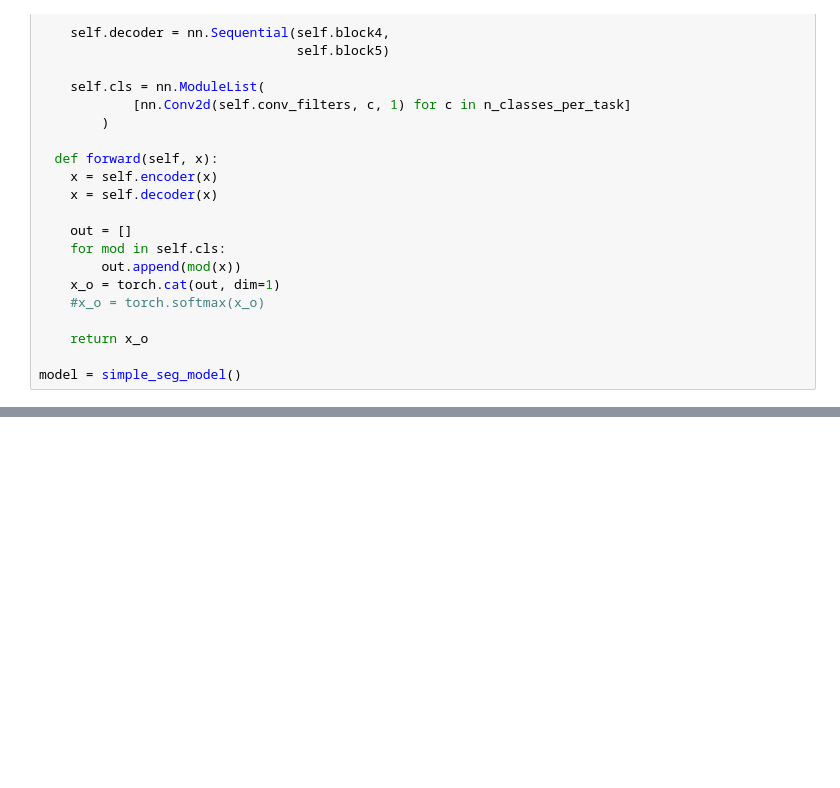
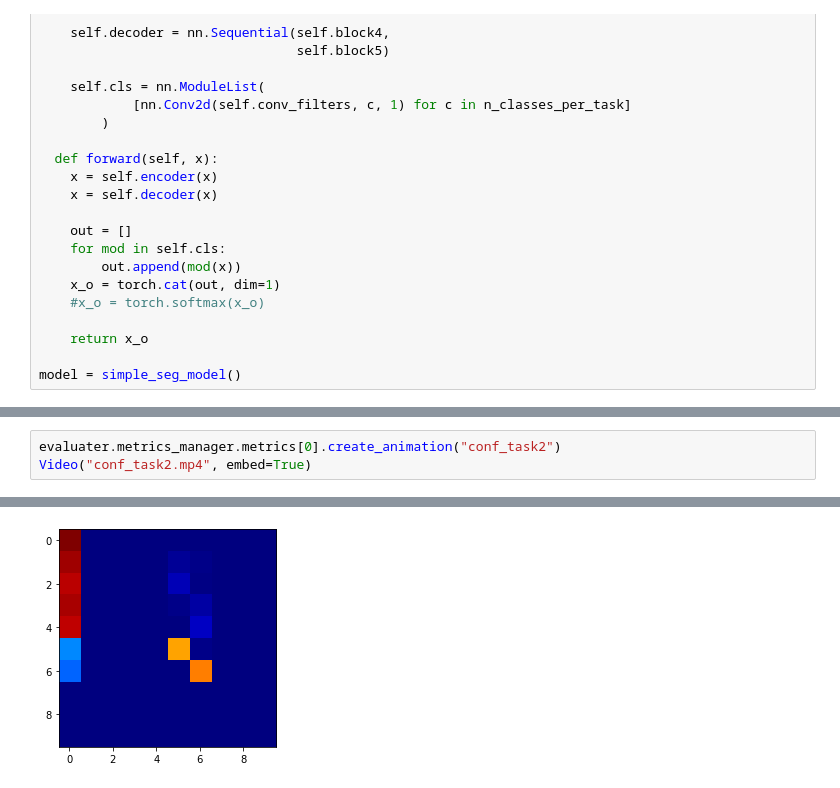
Before and after one commit to mapaf2/mnist-continual-seg, a Jupyter notebook: continual_segmentation_mnist.ipynb, the cells around one changed output, grey strips where cells are left out. Cells and saved outputs as stored; diff of their text form; blank space fills up the shorter version.

```diff
--- a/continual_segmentation_mnist.ipynb
+++ b/continual_segmentation_mnist.ipynb
@@ -345,0 +388,4 @@ plt.imshow(metrics_manager.metrics[0].confusion_matrix/np.sum(metrics_manager.me
+# %%
+evaluater.metrics_manager.metrics[0].create_animation("conf_task2")
+Video("conf_task2.mp4", embed=True)
+# %% [output]
@@ -345,0 +393 @@ plt.imshow(metrics_manager.metrics[0].confusion_matrix/np.sum(metrics_manager.me
+[figure, added]
```
Also changed, not shown: parts of 33 cells of this notebook.
